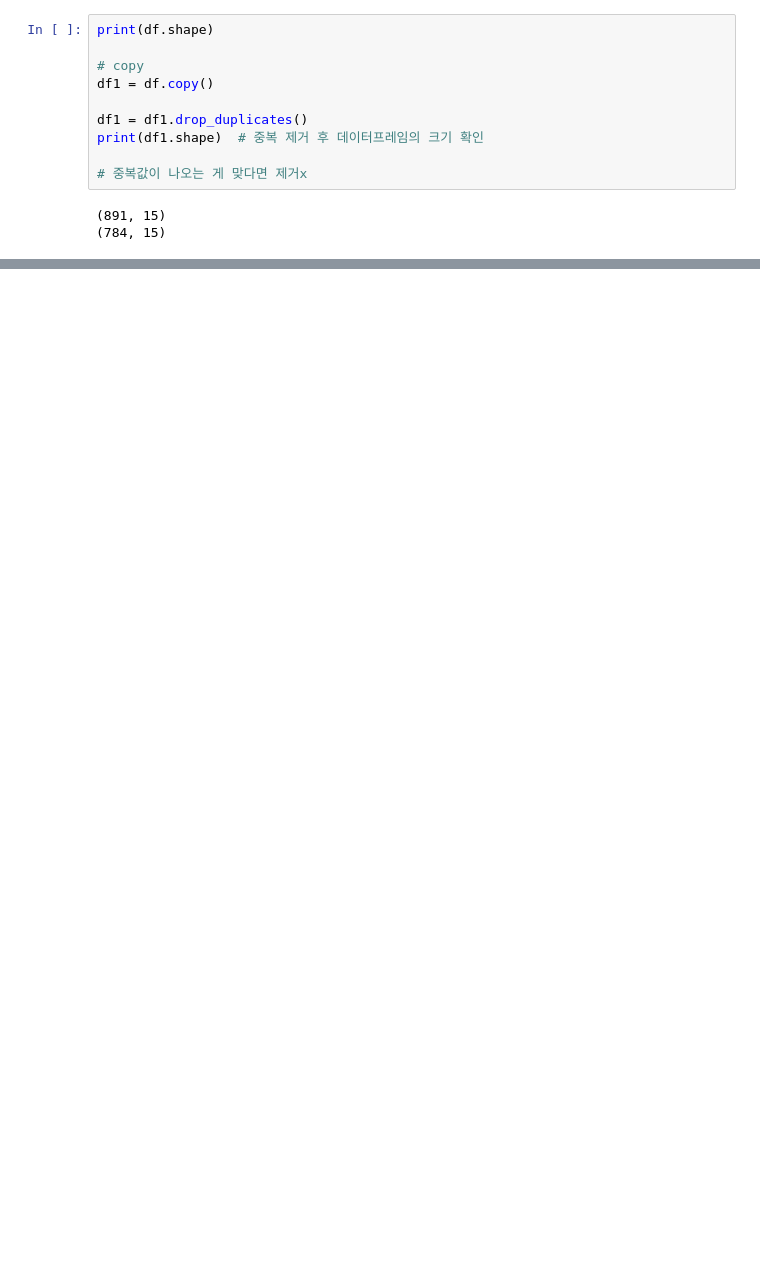
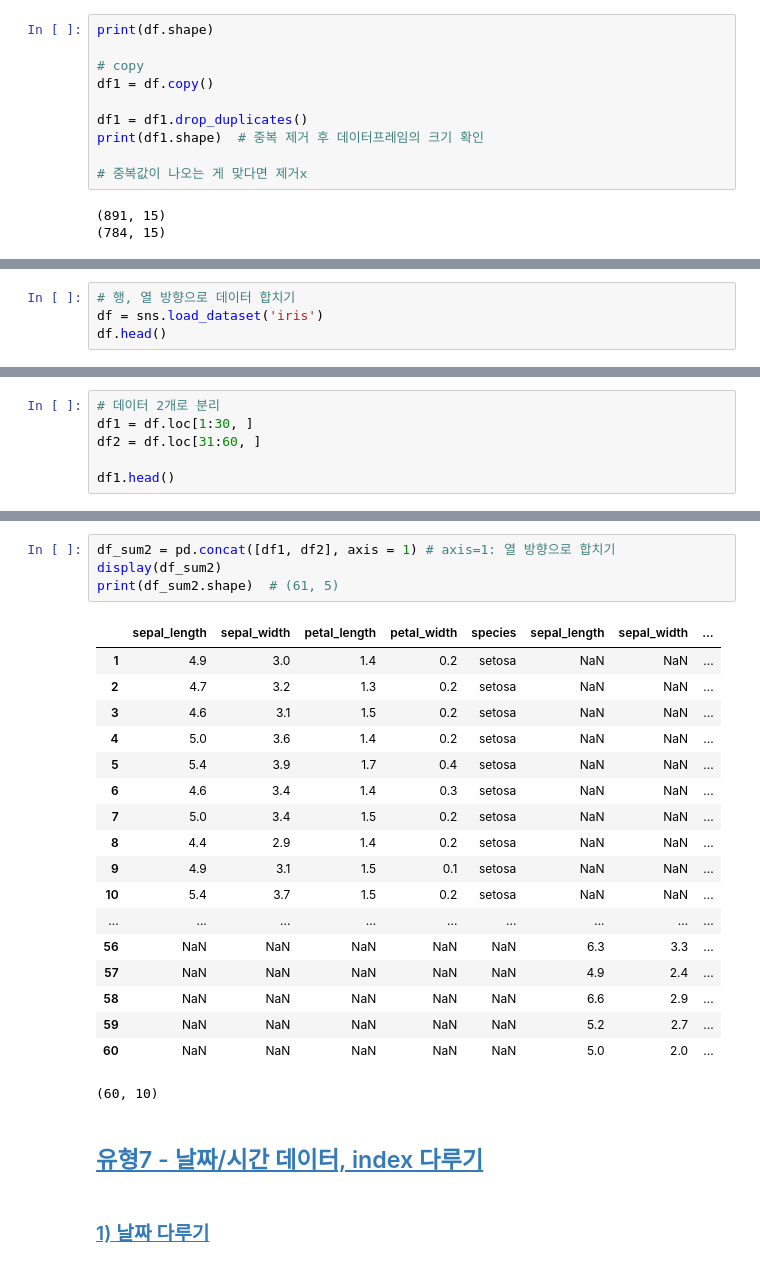
Before and after one commit to yjspheal/Study, a Jupyter notebook: Python/BigData_Analyzer_Cert/1st_subject.ipynb, the cells around one changed output, grey strips where cells are left out. Drawn from its saved outputs; the diff is of its cells as text; blank space fills up the shorter version.

```diff
--- a/Python/BigData_Analyzer_Cert/1st_subject.ipynb
+++ b/Python/BigData_Analyzer_Cert/1st_subject.ipynb
@@ -766,0 +843,4 @@ print(df1.shape)  # 중복 제거 후 데이터프레임의 크기 확인
+# %%
+# 행, 열 방향으로 데이터 합치기
+df = sns.load_dataset('iris')
+df.head()
@@ -766,0 +854,6 @@ print(df1.shape)  # 중복 제거 후 데이터프레임의 크기 확인
+# %%
+# 데이터 2개로 분리
+df1 = df.loc[1:30, ]
+df2 = df.loc[31:60, ]
+
+df1.head()
@@ -766,0 +888,28 @@ print(df1.shape)  # 중복 제거 후 데이터프레임의 크기 확인
+# %%
+df_sum2 = pd.concat([df1, df2], axis = 1) # axis=1: 열 방향으로 합치기
+display(df_sum2)
+print(df_sum2.shape)  # (61, 5)
+# %% [output]
+|  | sepal_length | sepal_width | petal_length | petal_width | species | sepal_length | sepal_width | ... |
+| 1 | 4.9 | 3.0 | 1.4 | 0.2 | setosa | NaN | NaN | ... |
+| 2 | 4.7 | 3.2 | 1.3 | 0.2 | setosa | NaN | NaN | ... |
+| 3 | 4.6 | 3.1 | 1.5 | 0.2 | setosa | NaN | NaN | ... |
+| 4 | 5.0 | 3.6 | 1.4 | 0.2 | setosa | NaN | NaN | ... |
+| 5 | 5.4 | 3.9 | 1.7 | 0.4 | setosa | NaN | NaN | ... |
+| 6 | 4.6 | 3.4 | 1.4 | 0.3 | setosa | NaN | NaN | ... |
+| 7 | 5.0 | 3.4 | 1.5 | 0.2 | setosa | NaN | NaN | ... |
+| 8 | 4.4 | 2.9 | 1.4 | 0.2 | setosa | NaN | NaN | ... |
+| 9 | 4.9 | 3.1 | 1.5 | 0.1 | setosa | NaN | NaN | ... |
+| 10 | 5.4 | 3.7 | 1.5 | 0.2 | setosa | NaN | NaN | ... |
+| ... | ... | ... | ... | ... | ... | ... | ... | ... |
+| 56 | NaN | NaN | NaN | NaN | NaN | 6.3 | 3.3 | ... |
+| 57 | NaN | NaN | NaN | NaN | NaN | 4.9 | 2.4 | ... |
+| 58 | NaN | NaN | NaN | NaN | NaN | 6.6 | 2.9 | ... |
+| 59 | NaN | NaN | NaN | NaN | NaN | 5.2 | 2.7 | ... |
+| 60 | NaN | NaN | NaN | NaN | NaN | 5.0 | 2.0 | ... |
+(60, 10)
+# %% [markdown]
+
+## <a id='toc2_8_'></a>[유형7 - 날짜/시간 데이터, index 다루기](#toc0_)
+# %% [markdown]
+### <a id='toc2_8_1_'></a>[1) 날짜 다루기](#toc0_)
```
Also changed, not shown: parts of 82 cells of this notebook.
